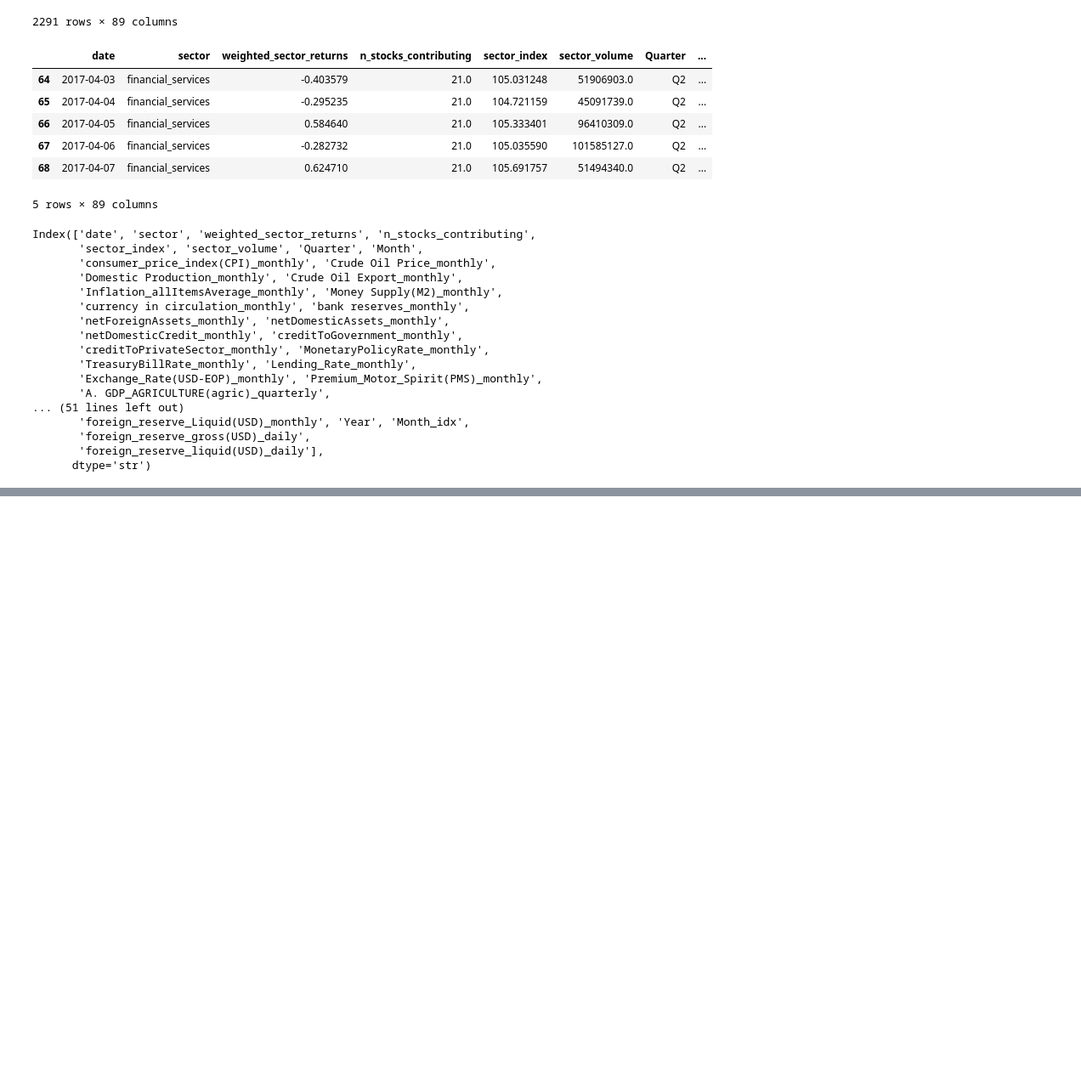
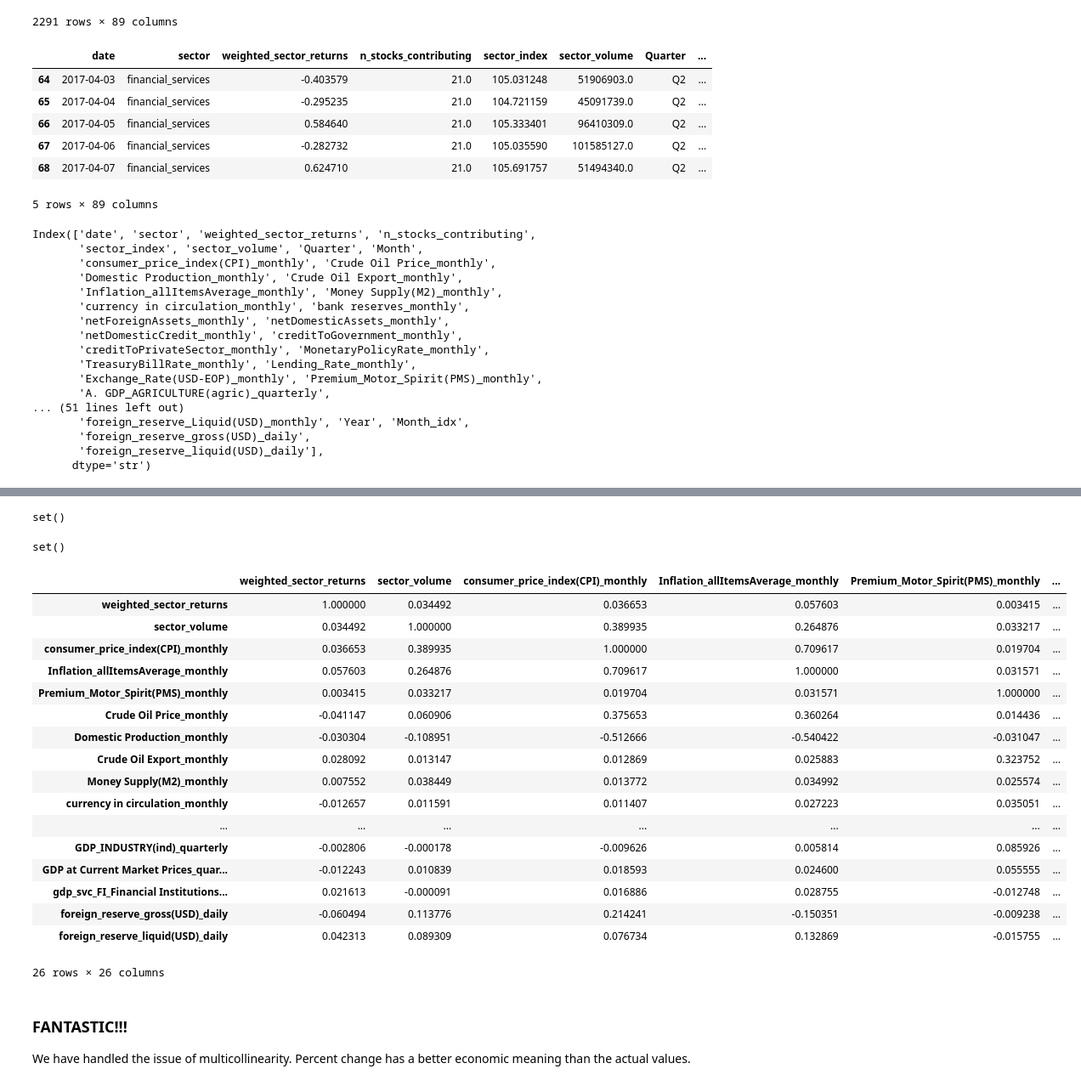
Before and after one commit to Udeani4/SectorLevel_StockPerformance_Predictoion, a Jupyter notebook: stock_sector_training.ipynb, the cells around one changed output, grey strips where cells are left out. Shown at 85% size. Drawn from its saved outputs; the diff is of its cells as text; code cells hidden in the pictures; blank space fills up the shorter version.

```diff
--- a/stock_sector_training.ipynb
+++ b/stock_sector_training.ipynb
@@ -199,0 +465,25 @@ finance_sec_num_df.corr()
+# %%
+## Before we drop 'Crude Oil Export_monthly' lets carry out 2 to 4 and see the perfromance
+collinear_features=[
+    'Crude Oil Export_monthly',
+    'Exchange_Rate(USD-EOP)_monthly',
+    'GDP at Current Market Prices_quarterly',
+    'GDP_AGRICULTURE(agric)_quarterly',
+    'GDP_INDUSTRY(ind)_quarterly',
+    'MonetaryPolicyRate_monthly',
+    'Money Supply(M2)_monthly',
+    'Premium_Motor_Spirit(PMS)_monthly',
+    'bank reserves_monthly',
+    'creditToGovernment_monthly',
+    'creditToPrivateSector_monthly',
+    'currency in circulation_monthly',
+    'foreign_reserve_liquid(USD)_daily',
+    'gdp_svc_FI_Financial Institutions_quarterly',
+    'netDomesticAssets_monthly',
+    'netDomesticCredit_monthly'
+]
+# %%
+## We will perform the percent change for the collinear_features
+financial_sec_feat[collinear_features]=financial_sec_feat[collinear_features].pct_change()
+# %%
+financial_sec_feat=financial_sec_feat.dropna()
@@ -199,0 +520,35 @@ finance_sec_num_df.corr()
+# %%
+## Now let us run the correlations again
+correlated_features,column_pairs =correlation(financial_sec_feat,0.85)
+correlated_features
+# %% [output]
+set()
+# %%
+column_pairs
+# %% [output]
+set()
+# %%
+financial_sec_feat.corr()
+# %% [output]
+|  | weighted_sector_returns | sector_volume | consumer_price_index(CPI)_monthly | Inflation_allItemsAverage_monthly | Premium_Motor_Spirit(PMS)_monthly | ... |
+| weighted_sector_returns | 1.000000 | 0.034492 | 0.036653 | 0.057603 | 0.003415 | ... |
+| sector_volume | 0.034492 | 1.000000 | 0.389935 | 0.264876 | 0.033217 | ... |
+| consumer_price_index(CPI)_monthly | 0.036653 | 0.389935 | 1.000000 | 0.709617 | 0.019704 | ... |
+| Inflation_allItemsAverage_monthly | 0.057603 | 0.264876 | 0.709617 | 1.000000 | 0.031571 | ... |
+| Premium_Motor_Spirit(PMS)_monthly | 0.003415 | 0.033217 | 0.019704 | 0.031571 | 1.000000 | ... |
+| Crude Oil Price_monthly | -0.041147 | 0.060906 | 0.375653 | 0.360264 | 0.014436 | ... |
+| Domestic Production_monthly | -0.030304 | -0.108951 | -0.512666 | -0.540422 | -0.031047 | ... |
+| Crude Oil Export_monthly | 0.028092 | 0.013147 | 0.012869 | 0.025883 | 0.323752 | ... |
+| Money Supply(M2)_monthly | 0.007552 | 0.038449 | 0.013772 | 0.034992 | 0.025574 | ... |
+| currency in circulation_monthly | -0.012657 | 0.011591 | 0.011407 | 0.027223 | 0.035051 | ... |
+| ... | ... | ... | ... | ... | ... | ... |
+| GDP_INDUSTRY(ind)_quarterly | -0.002806 | -0.000178 | -0.009626 | 0.005814 | 0.085926 | ... |
+| GDP at Current Market Prices_quar... | -0.012243 | 0.010839 | 0.018593 | 0.024600 | 0.055555 | ... |
+| gdp_svc_FI_Financial Institutions... | 0.021613 | -0.000091 | 0.016886 | 0.028755 | -0.012748 | ... |
+| foreign_reserve_gross(USD)_daily | -0.060494 | 0.113776 | 0.214241 | -0.150351 | -0.009238 | ... |
+| foreign_reserve_liquid(USD)_daily | 0.042313 | 0.089309 | 0.076734 | 0.132869 | -0.015755 | ... |
+26 rows × 26 columns
+# %% [markdown]
+### FANTASTIC!!!
+
+We have handled the issue of multicollinearity. Percent change has a better economic meaning than the actual values.
```
Also changed, not shown: parts of 29 cells of this notebook, 1 other file.
